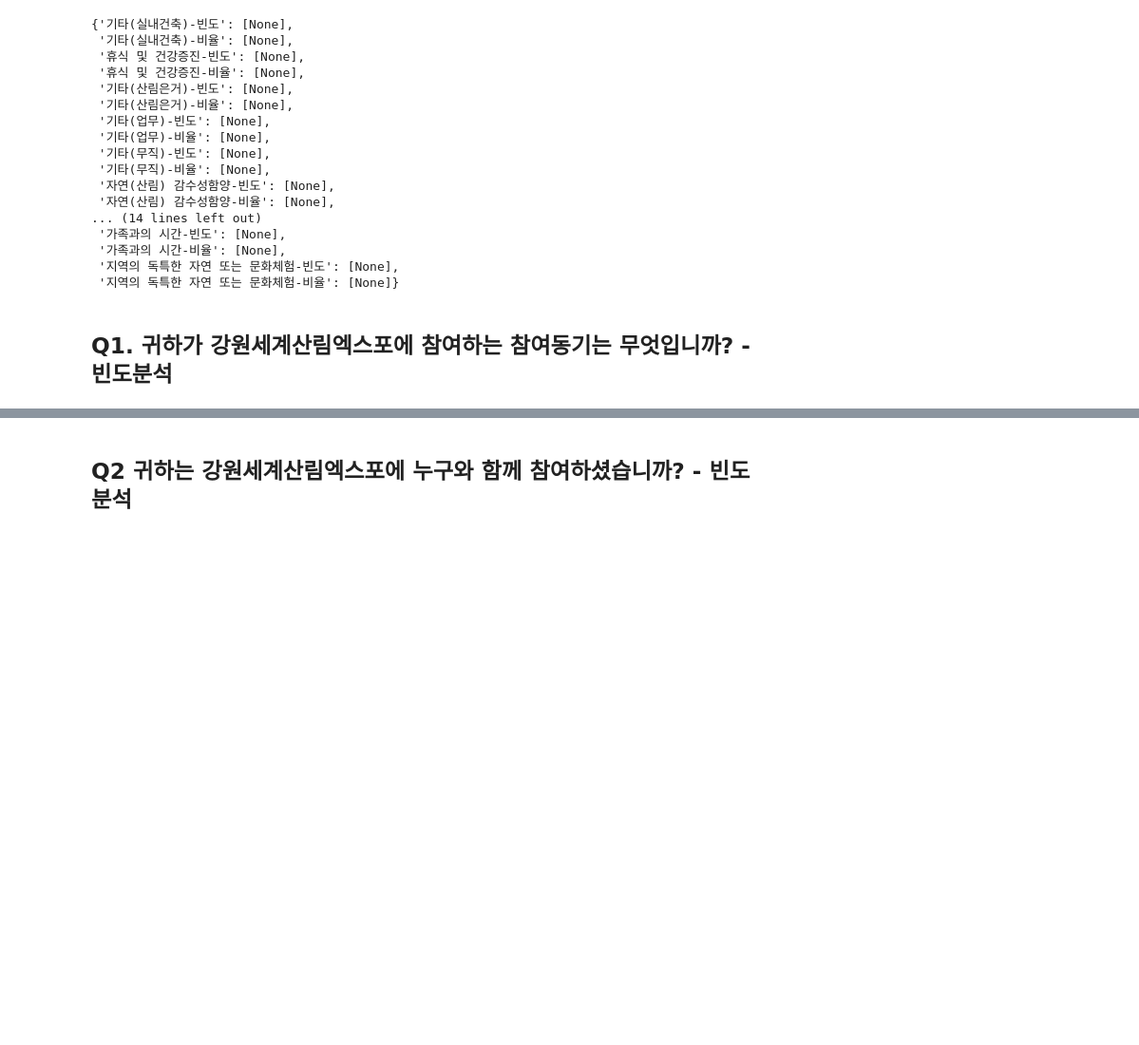
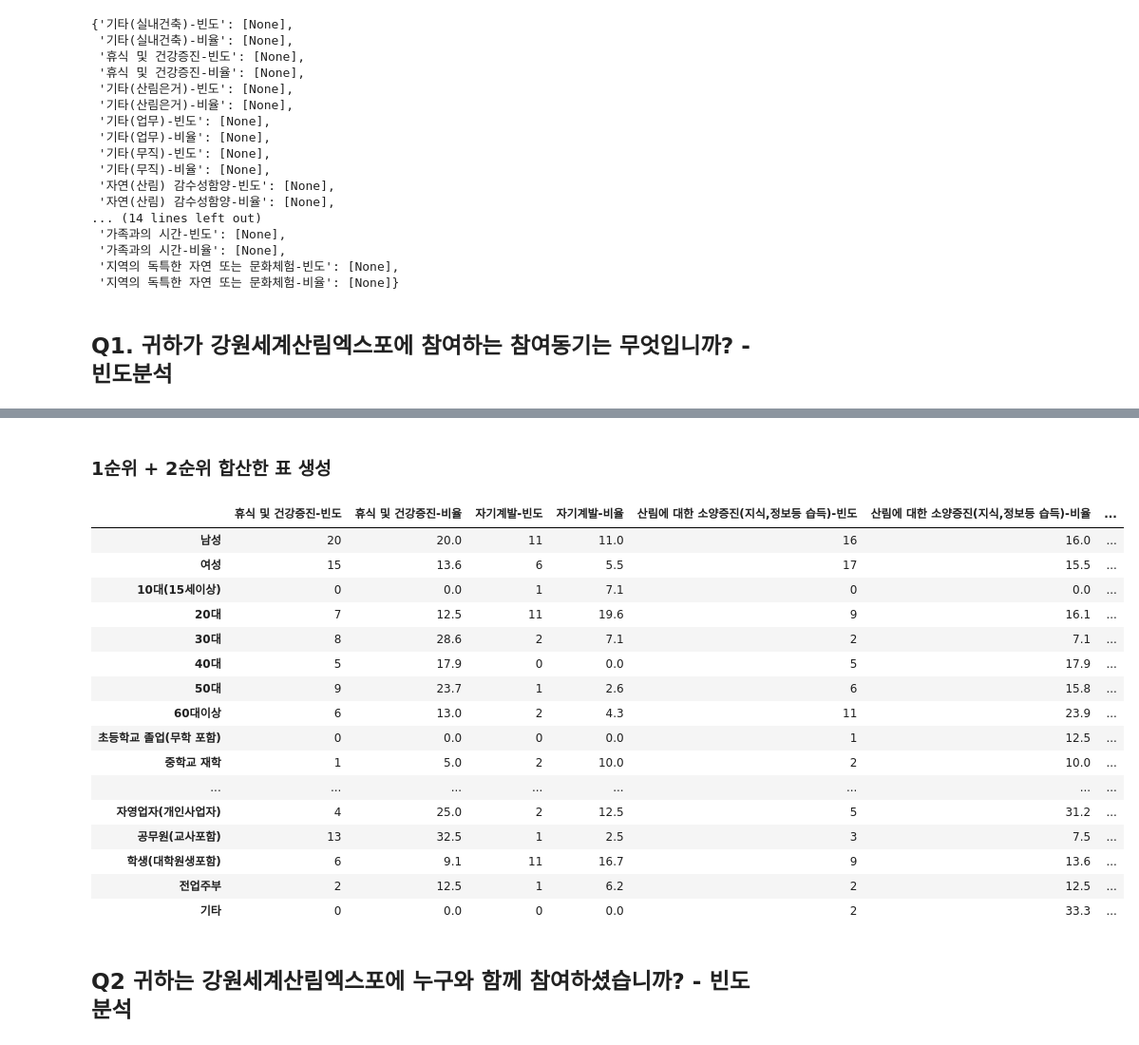
Before and after one commit to DDalaDDula/Card_Consumption_Pattern_Analysis_Dashboard, a Jupyter notebook: preprocessing_single.ipynb, the cells around one changed output, grey strips where cells are left out. Shown: that part at 95% size. Saved outputs shown, nothing was run; the diff lists cells and outputs as text; code cells hidden in the pictures; blank space fills up the shorter version.

```diff
--- a/preprocessing_single.ipynb
+++ b/preprocessing_single.ipynb
@@ -322,3 +285,78 @@ frequency_m_1_1
+# %% [markdown]
+### 1순위 + 2순위 합산한 표 생성
+# %%
+# 응답자 특성별 표 정리
+combined_list = q1
+column_lst = []
+for i in combined_list:
+    column_lst.append("%s-빈도"%i)
+    column_lst.append("%s-비율"%i)
+resp_map_df = pd.DataFrame(columns = column_lst)
+
+# 응답자 설문 리스트 정의
+sq_lst = list(Resp_Character.keys())
+# 응답자 매핑 딕셔너리 정의
+sq_dic = {'성별': 'SQ1', '연령': 'SQ2_1', '학력': 'SQ3', '거주지역': 'SQ4', '직업': 'SQ5'}
+
+for sq in sq_lst:
+    for val in list(Resp_Character[sq].values()):
+        # 'SQ1' 열의 값으로 필터링
+        filtered_rows = df_expo[df_expo[sq_dic[sq]] == val].reset_index(drop=True)
+        filtered_rows_1 = filtered_rows['Q1_1'].value_counts().reset_index()
+        filtered_rows_2 = filtered_rows['Q1_2'].value_counts().reset_index()
+        # 'index' column을 기준으로 데이터프레임을 병합
+        filtered_rows_C = pd.concat([filtered_rows_1, filtered_rows_2])
+        filtered_rows_C.columns = ['값', 'Q1_1', 'Q1_2']
+        filtered_rows_C.fillna(0, inplace=True)
+        filtered_rows_C['Q1_1'] = filtered_rows_C['Q1_1'].astype(int)
+        filtered_rows_C['Q1_2'] = filtered_rows_C['Q1_2'].astype(int)
+        # '1순위'와 '2순위' 빈도를 합산
+        filtered_rows_C['1순위+2순위_빈도'] = filtered_rows_C['Q1_1'] + filtered_rows_C['Q1_2']
+        filtered_rows_C = filtered_rows_C[['값', '1순위+2순위_빈도']]
+        filtered_rows_C = filtered_rows_C.groupby('값', as_index=False)['1순위+2순위_빈도'].sum()
+        filtered_rows_C.sort_values('1순위+2순위_빈도', ascending=False, inplace=True)
+        filtered_rows_C['값'] = map_val(filtered_rows_C['값'], Q1_map)
+        filtered_rows_C['1순위+2순위_비율'] = round((filtered_rows_C['1순위+2순위_빈도'] / filtered_rows_C['1순위+2순위_빈도'].sum())*100,1)
+        filtered_rows_C = filtered_rows_C.set_index(keys='값')
+
+        resp_map = {}
+        for i in resp_map_df.columns:
+            if i.endswith('빈도'):
+                resp_map[i] = [0]
+            else:
+                resp_map[i] = [0.0]
+
+        for i in resp_map_df.columns:
+            response, method = i.split('-')
+            try:
+                method = '1순위+2순위_' + method
+                resp_map[i][0] = filtered_rows_C.loc[response, method]
+            except:
+                pass
+        else:
+            resp_map = pd.DataFrame(resp_map)
+            resp_map.index = [val]
+            resp_map_df = pd.concat([resp_map_df,resp_map])
+resp_map_df['사례수'] = resp_map_df.filter(like='빈도').sum(axis=1).astype(int)
+resp_map_df
+# %% [output]
+|  | 휴식 및 건강증진-빈도 | 휴식 및 건강증진-비율 | 자기계발-빈도 | 자기계발-비율 | 산림에 대한 소양증진(지식,정보등 습득)-빈도 | 산림에 대한 소양증진(지식,정보등 습득)-비율 | ... |
+| 남성 | 20 | 20.0 | 11 | 11.0 | 16 | 16.0 | ... |
+| 여성 | 15 | 13.6 | 6 | 5.5 | 17 | 15.5 | ... |
+| 10대(15세이상) | 0 | 0.0 | 1 | 7.1 | 0 | 0.0 | ... |
+| 20대 | 7 | 12.5 | 11 | 19.6 | 9 | 16.1 | ... |
+| 30대 | 8 | 28.6 | 2 | 7.1 | 2 | 7.1 | ... |
+| 40대 | 5 | 17.9 | 0 | 0.0 | 5 | 17.9 | ... |
+| 50대 | 9 | 23.7 | 1 | 2.6 | 6 | 15.8 | ... |
+| 60대이상 | 6 | 13.0 | 2 | 4.3 | 11 | 23.9 | ... |
+| 초등학교 졸업(무학 포함) | 0 | 0.0 | 0 | 0.0 | 1 | 12.5 | ... |
+| 중학교 재학 | 1 | 5.0 | 2 | 10.0 | 2 | 10.0 | ... |
+| ... | ... | ... | ... | ... | ... | ... | ... |
+| 자영업자(개인사업자) | 4 | 25.0 | 2 | 12.5 | 5 | 31.2 | ... |
+| 공무원(교사포함) | 13 | 32.5 | 1 | 2.5 | 3 | 7.5 | ... |
+| 학생(대학원생포함) | 6 | 9.1 | 11 | 16.7 | 9 | 13.6 | ... |
+| 전업주부 | 2 | 12.5 | 1 | 6.2 | 2 | 12.5 | ... |
+| 기타 | 0 | 0.0 | 0 | 0.0 | 2 | 33.3 | ... |
 # %% [markdown]
 ## Q2 귀하는 강원세계산림엑스포에 누구와 함께 참여하셨습니까? - 빈도분석
 # %%
```
Also changed, not shown: parts of 25 cells of this notebook, 2 other files.
